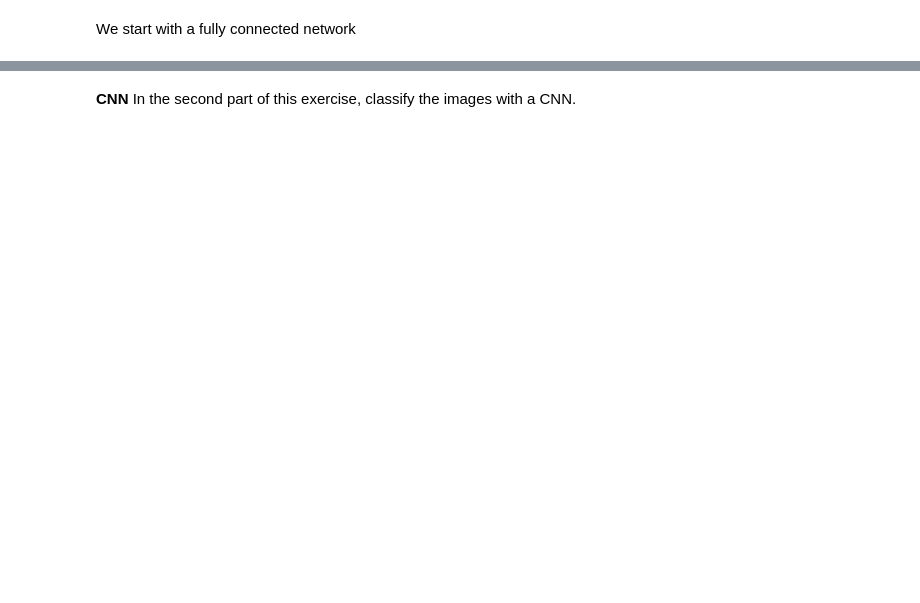
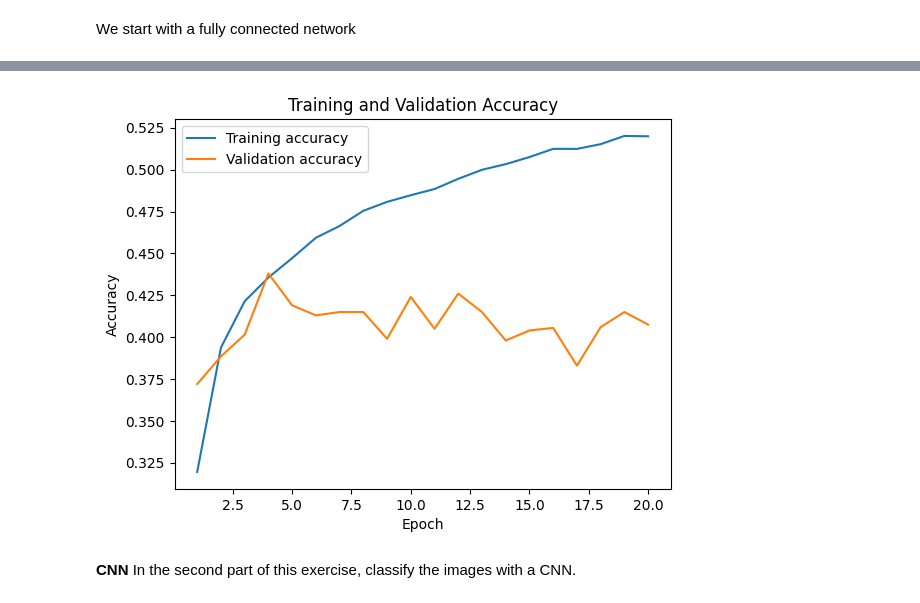
Before and after one commit to TildeSkar/Applied-Deep-Learning---Physics---exrecises, a Jupyter notebook: Exercise_7_1_CIFAR_10.ipynb, the cells around one changed output, grey strips where cells are left out. Cells and saved outputs as stored; diff of their text form; code cells hidden in the pictures; blank space fills up the shorter version.

```diff
--- a/Exercise_7_1_CIFAR_10.ipynb
+++ b/Exercise_7_1_CIFAR_10.ipynb
@@ -97,8 +107,14 @@ y_train_onehot = tf.keras.utils.to_categorical(y_train, 10)
 y_test_onehot = tf.keras.utils.to_categorical(y_test, 10)[:8000]
 y_valid_onehot = tf.keras.utils.to_categorical(y_test, 10)[8000:]
 
-# Hint: normalize the data
-# Hint: use 20% of the test data for validation
+
+# normalize the data
+x_train_norm = x_train.astype("float32") / 255
+x_test_norm = x_test.astype("float32") / 255
+
+# use 20% of the test data for validation
+x_valid_norm = x_test[8000:]
+x_test_norm = x_test_norm[:8000]
 # %% [markdown]
 We start with a fully connected network
 # %%
@@ -170,3 +258,18 @@ for i in i0[0:10]:
+# %%
+# We plot the training and validation accuracy vs epoch
+
+epochs = range(1, len(history['accuracy']) + 1) # assure plot starts on epoch 1 and not 0
+
+plt.plot(epochs, history['accuracy'], label='Training accuracy')
+plt.plot(epochs, history['val_accuracy'], label='Validation accuracy')
+
+plt.xlabel('Epoch')
+plt.ylabel('Accuracy')
+plt.title('Training and Validation Accuracy')
+plt.legend()
+plt.show()
+# %% [output]
+[figure, added]
 # %% [markdown]
 **CNN**
 In the second part of this exercise, classify the images with a CNN.
```
Also changed, not shown: parts of 14 cells of this notebook.
